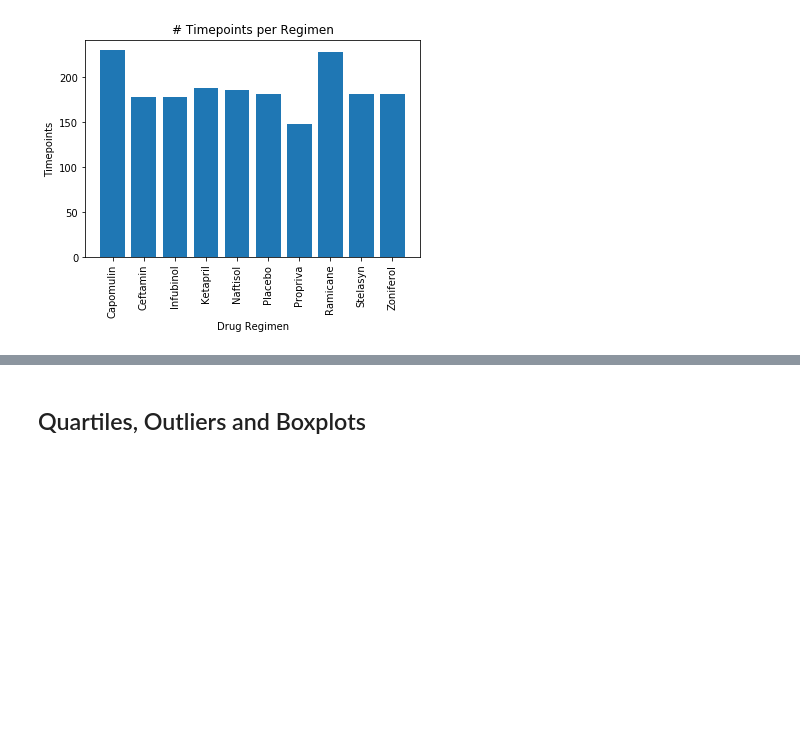
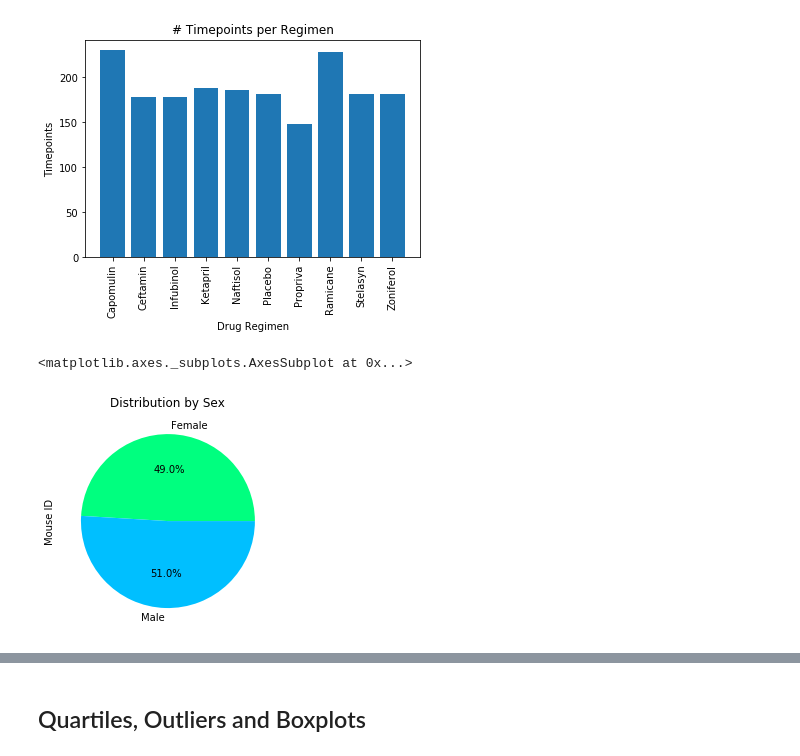
Before and after one commit to aaalicejohnson/matplotlib, a Jupyter notebook: pymaceuticals_starter.ipynb, the cells around one changed output, grey strips where cells are left out. Cells and saved outputs as stored; diff of their text form; code cells hidden in the pictures; blank space fills up the shorter version.

```diff
--- a/pymaceuticals_starter.ipynb
+++ b/pymaceuticals_starter.ipynb
@@ -190,5 +198,11 @@ plt.show()
 [figure]
 # %%
 # Generate a pie plot showing the distribution of female versus male mice using Pandas
+
+sex_count = clean_mouse_study.groupby(['Sex'])['Mouse ID'].count()
+sex_count.plot(kind='pie', title='Distribution by Sex', autopct='%1.1f%%', colors=['springgreen','deepskyblue'])
+# %% [output]
+<matplotlib.axes._subplots.AxesSubplot at 0x...>
+[figure, added]
 # %%
 # Generate a pie plot showing the distribution of female versus male mice using pyplot
```
Also changed, not shown: parts of 13 cells of this notebook.
